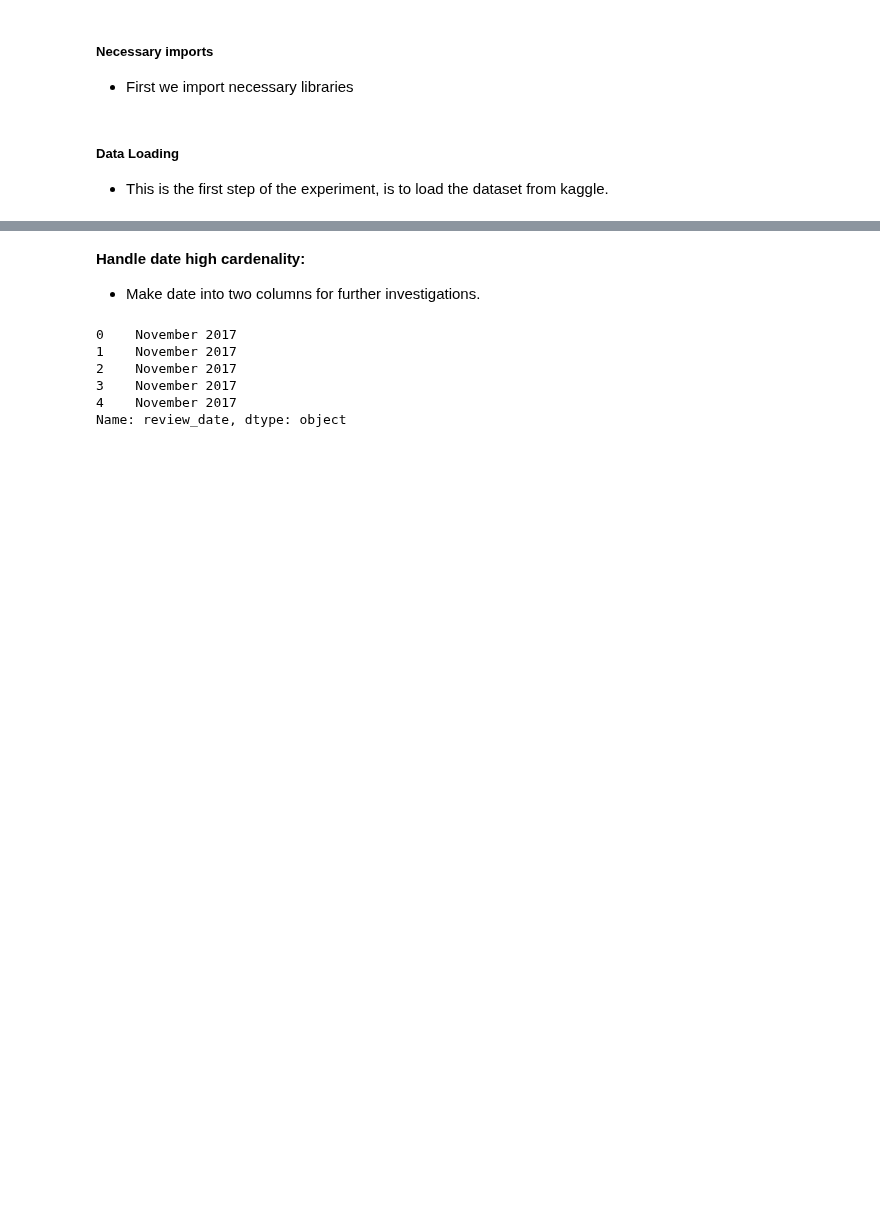
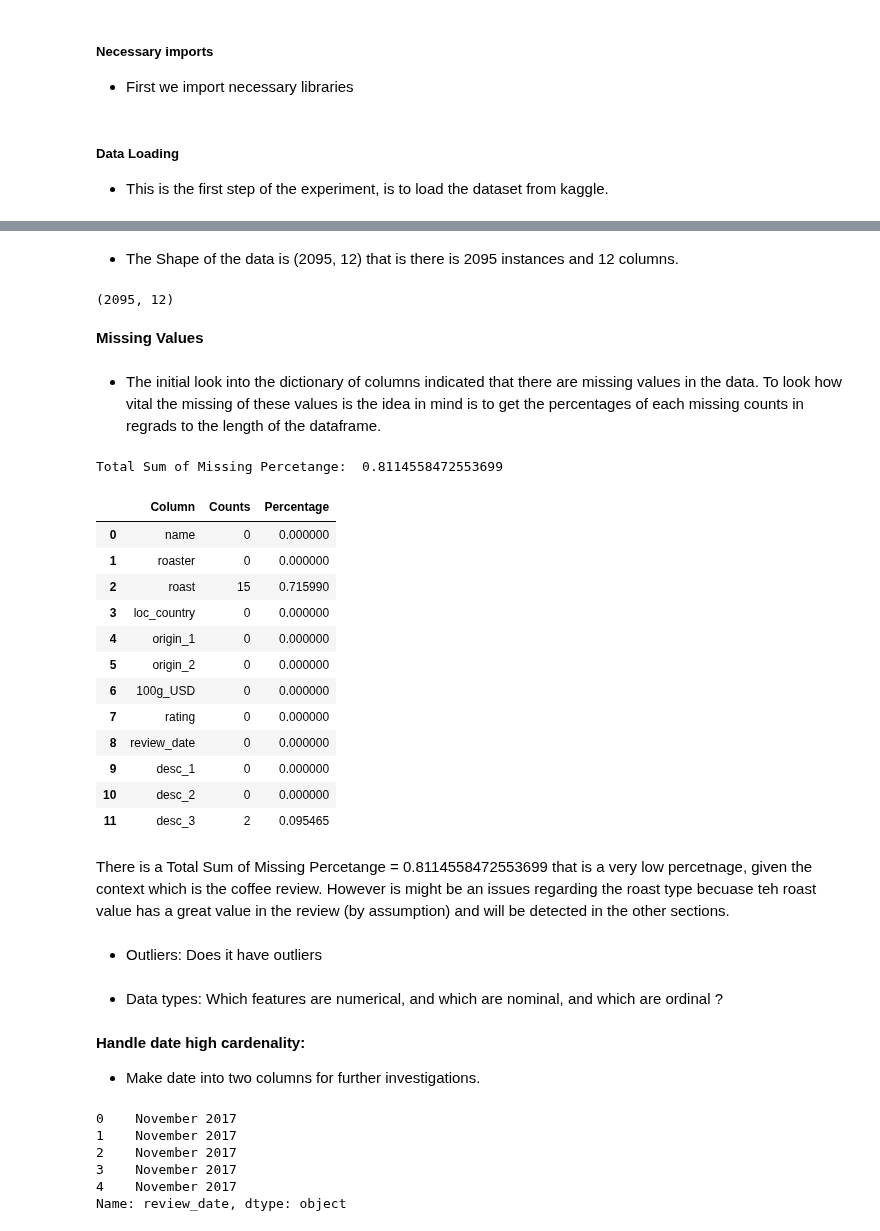
Before and after one commit to sondosaabed/SP.TOP-Data-Science-and-Analytics, a Jupyter notebook: Assignments/A4/1190652_A4.ipynb, the cells around one changed output, grey strips where cells are left out. Saved outputs shown, nothing was run; the diff lists cells and outputs as text; code cells hidden in the pictures; blank space fills up the shorter version.

Commit message:
Missing values percentages

```diff
--- a/Assignments/A4/1190652_A4.ipynb
+++ b/Assignments/A4/1190652_A4.ipynb
@@ -133,0 +168,52 @@ df.head()
+# %% [markdown]
+- The Shape of the data is (2095, 12) that is there is 2095 instances and 12 columns.
+# %%
+df.shape
+# %% [output]
+(2095, 12)
+# %% [markdown]
+<b>Missing Values </b>
+# %% [markdown]
+- The initial look into the dictionary of columns indicated that there are missing values in the data. To look how vital the missing of these values is the idea in mind is to get the percentages of each missing counts in regrads to the length of the dataframe.
+# %%
+def missing_values(df):
+    """
+    This is to get the percetages of missing data
+    Args:
+        df (pd.Dataframe): contains the data
+    Returns:
+        missing_percetanges(pd.Dataframe): contains Column,	Counts, and	Percentage
+            of the missing values for eah colmn
+    """
+    missing_count = df.isnull().sum()
+    missing_percetanges = pd.DataFrame({
+        'Column': missing_count.index,
+        'Counts': missing_count.values,
+        'Percentage': missing_count.values / len(df) * 100
+    })
+    return  missing_percetanges
+# %%
+missing_percetanges = missing_values(df)
+print("Total Sum of Missing Percetange: ", missing_percetanges['Percentage'].sum())
+missing_percetanges
+# %% [output]
+Total Sum of Missing Percetange:  0.8114558472553699
+|  | Column | Counts | Percentage |
+| 0 | name | 0 | 0.000000 |
+| 1 | roaster | 0 | 0.000000 |
+| 2 | roast | 15 | 0.715990 |
+| 3 | loc_country | 0 | 0.000000 |
+| 4 | origin_1 | 0 | 0.000000 |
+| 5 | origin_2 | 0 | 0.000000 |
+| 6 | 100g_USD | 0 | 0.000000 |
+| 7 | rating | 0 | 0.000000 |
+| 8 | review_date | 0 | 0.000000 |
+| 9 | desc_1 | 0 | 0.000000 |
+| 10 | desc_2 | 0 | 0.000000 |
+| 11 | desc_3 | 2 | 0.095465 |
+# %% [markdown]
+There is a Total Sum of Missing Percetange = 0.8114558472553699 that is a very low percetnage, given the context which is the coffee review. However is might be an issues regarding the roast type becuase teh roast value has a great value in the review (by assumption) and will be detected in the other sections.
+# %% [markdown]
+- Outliers: Does it have outliers
+# %% [markdown]
+- Data types: Which features are numerical, and which are nominal, and which are ordinal ?
```
Also changed, not shown: parts of 17 cells of this notebook.
